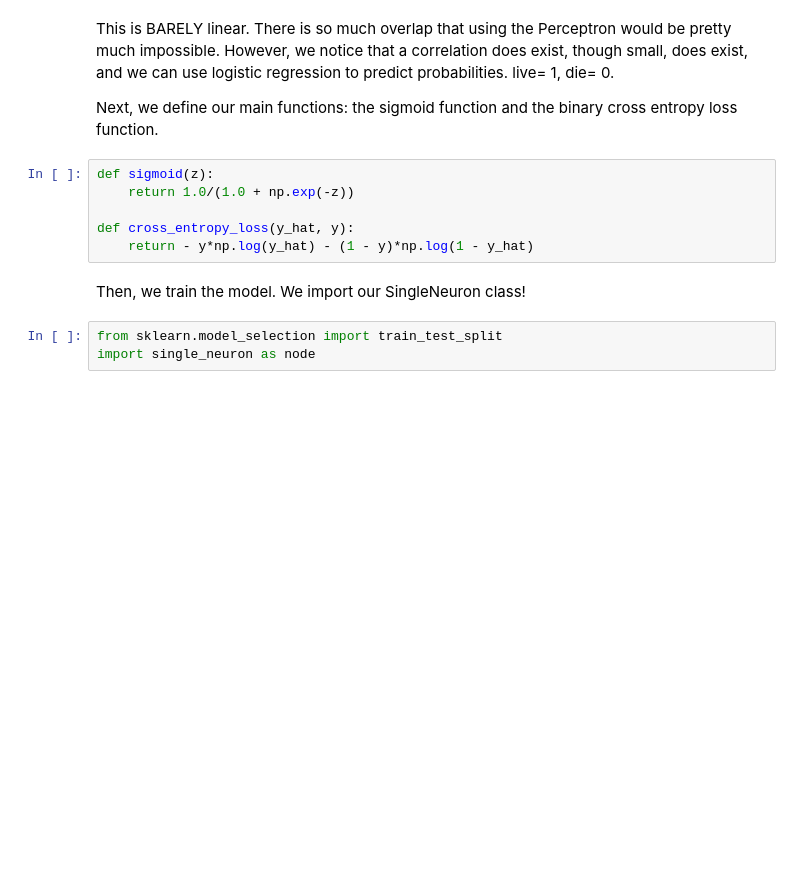
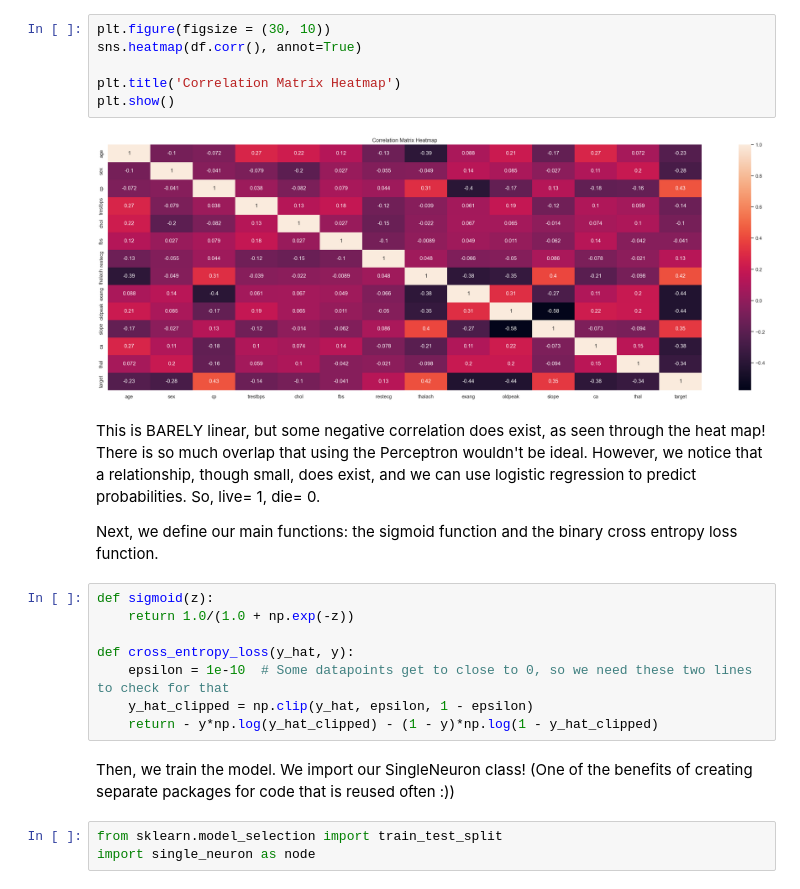
Before and after one commit to faithz314/INDE577, a Jupyter notebook: 577repo/Supervised Learning/3_Logistic Regression/Heart Attack.ipynb, the cells around one changed output. Drawn from its saved outputs; the diff is of its cells as text; blank space fills up the shorter version.

Commit message:
logistic regression

```diff
--- a/577repo/Supervised Learning/3_Logistic Regression/Heart Attack.ipynb
+++ b/577repo/Supervised Learning/3_Logistic Regression/Heart Attack.ipynb
@@ -99,5 +103,13 @@ Length of die.thalach: 526
+# %%
+plt.figure(figsize = (30, 10))
+sns.heatmap(df.corr(), annot=True)
+
+plt.title('Correlation Matrix Heatmap')
+plt.show()
+# %% [output]
+[figure, added]
 # %% [markdown]
-This is BARELY linear. There is so much overlap that using the Perceptron would be pretty much impossible. However, we notice that a correlation does exist, though small, does exist, and we can use logistic regression to predict probabilities. live= 1, die= 0.
+This is BARELY linear, but some negative correlation does exist, as seen through the heat map! There is so much overlap that using the Perceptron wouldn't be ideal. However, we notice that a relationship, though small, does exist, and we can use logistic regression to predict probabilities. So, live= 1, die= 0.
 
 Next, we define our main functions: the sigmoid function and the binary cross entropy loss function.
 # %%
@@ -105,9 +117,11 @@ def sigmoid(z):
     return 1.0/(1.0 + np.exp(-z))
 
 def cross_entropy_loss(y_hat, y):
-    return - y*np.log(y_hat) - (1 - y)*np.log(1 - y_hat)
+    epsilon = 1e-10  # Some datapoints get to close to 0, so we need these two lines to check for that
+    y_hat_clipped = np.clip(y_hat, epsilon, 1 - epsilon)
+    return - y*np.log(y_hat_clipped) - (1 - y)*np.log(1 - y_hat_clipped)
 # %% [markdown]
-Then, we train the model. We import our SingleNeuron class!
+Then, we train the model. We import our SingleNeuron class! (One of the benefits of creating separate packages for code that is reused often :))
 # %%
 from sklearn.model_selection import train_test_split
 import single_neuron as node
```
Also changed, not shown: parts of 21 cells of this notebook, 1 other file.
